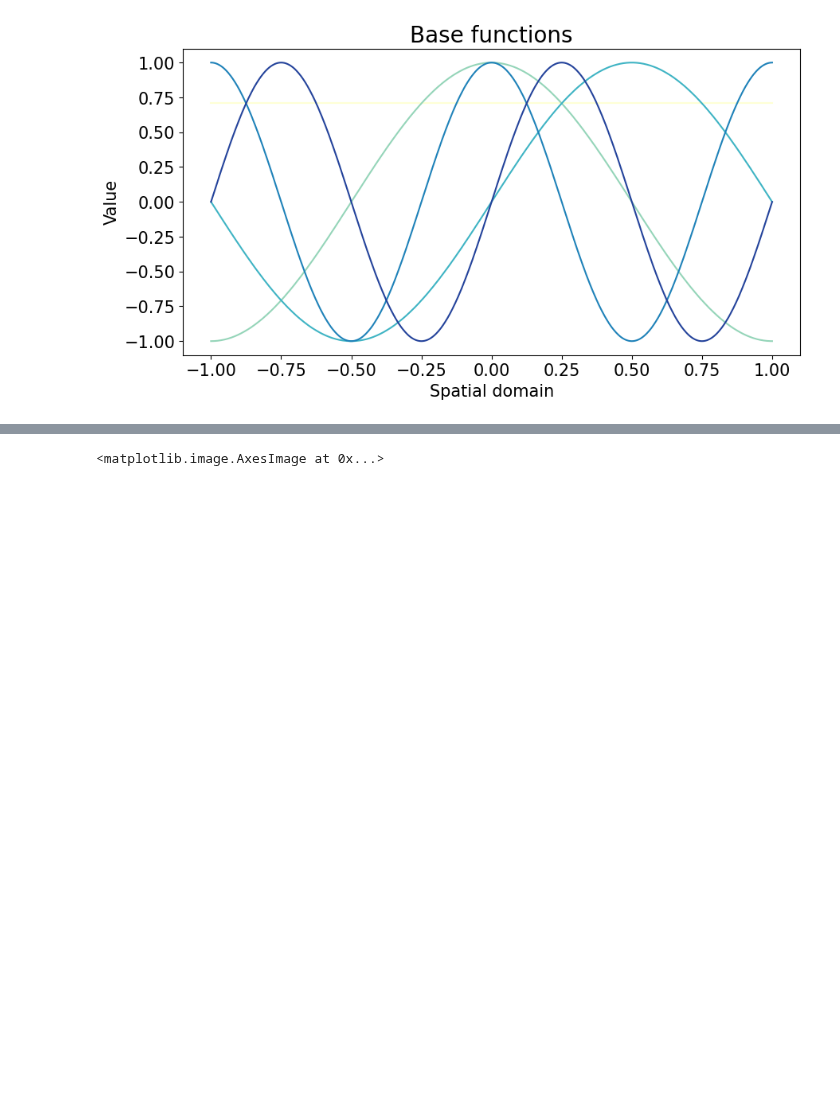
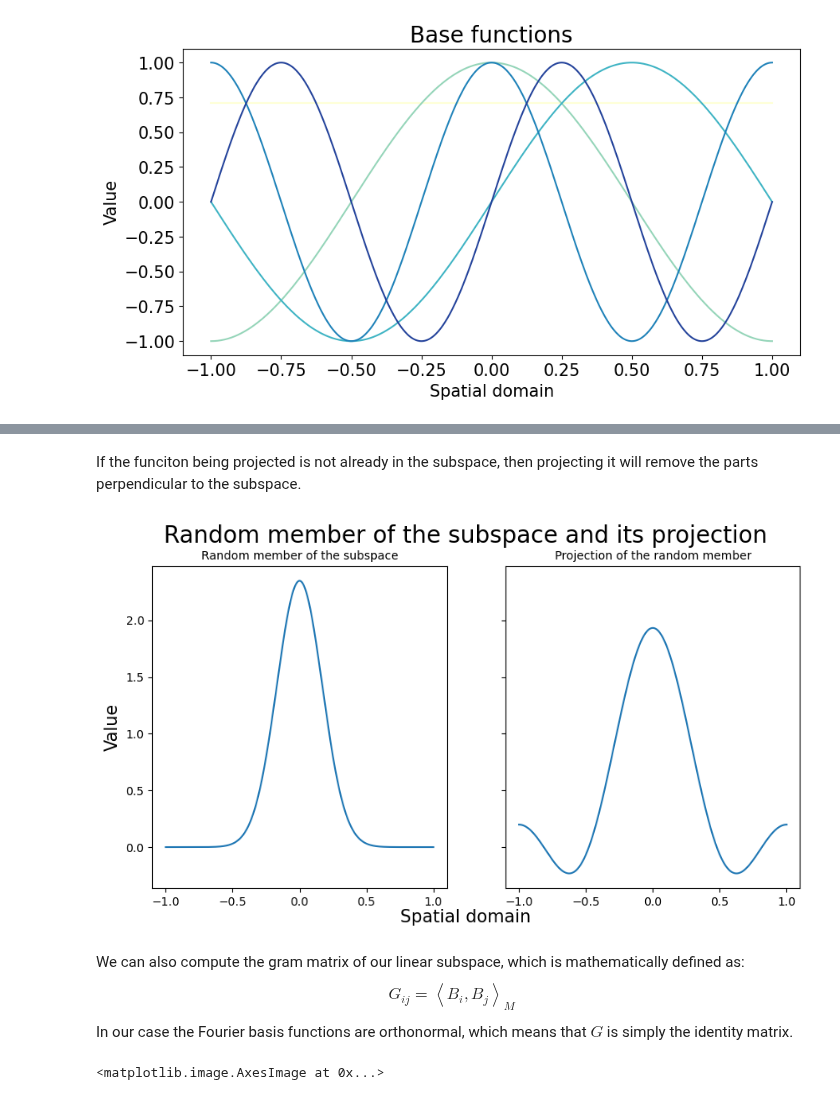
Before and after one commit to Adrian-Mag/SOLA_DLI, a Jupyter notebook: examples/7_Subspaces.ipynb, the cells around one changed output, grey strips where cells are left out. Cells and saved outputs as stored; diff of their text form; code cells hidden in the pictures; blank space fills up the shorter version.

```diff
--- a/examples/7_Subspaces.ipynb
+++ b/examples/7_Subspaces.ipynb
@@ -56,3 +91,23 @@ projection = mappings.Projection(domain=M, codomain=subspace)
+# %% [markdown]
+If the funciton being projected is not already in the subspace, then projecting it will remove the parts perpendicular to the subspace.
+# %%
+member_of_M = functions.Gaussian_1D(domain=domain, center=0, width=1)
+member_of_M_projected = projection.map(member_of_M)
+fig, axs = plt.subplots(1,2, figsize=(10, 5), sharex=True, sharey=True)
+axs[0].plot(domain.mesh, member_of_M.evaluate(domain.mesh))
+axs[1].plot(domain.mesh, member_of_M_projected.evaluate(domain.mesh))
+axs[0].set_title('Random member of the subspace', fontsize=10)
+axs[1].set_title('Projection of the random member', fontsize=10)
+plt.suptitle('Random member of the subspace and its projection', fontsize=20)
+fig.text(0.5, 0.04, 'Spatial domain', ha='center', va='center', fontsize=15)
+axs[0].set_ylabel('Value', fontsize=15)
+plt.show()
+# %% [output]
+[figure, added]
+# %% [markdown]
+We can also compute the gram matrix of our linear  subspace, which is mathematically defined as:
+$$ G_{ij} = \left< B_i, B_j \right>_{M}$$
+In our case the Fourier basis functions are orthonormal, which means that $G$ is simply the identity matrix.
 # %%
 plt.imshow(projection.gram_matrix.matrix)
 # %% [output]
```
Also changed, not shown: parts of 9 cells of this notebook, 2 other files.
